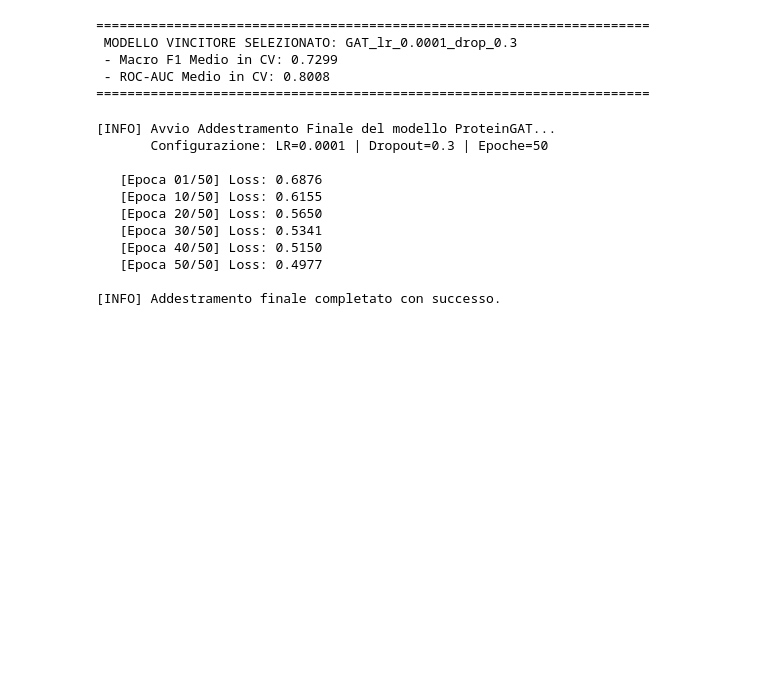
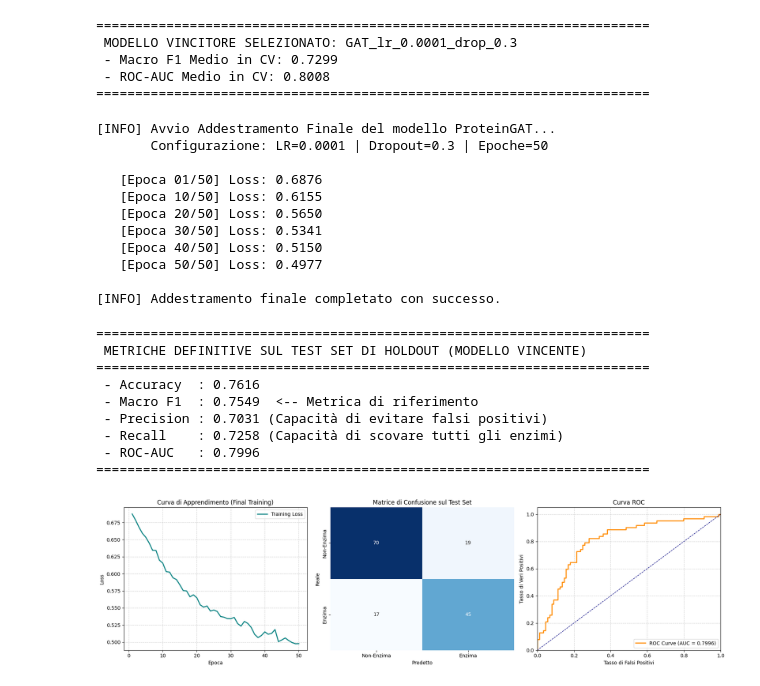
Before and after one commit to RuudGaled/protein-classification-comparison, a Jupyter notebook: notebooks/model_comparison.ipynb, the cells around one changed output. Saved outputs shown, nothing was run; the diff lists cells and outputs as text; code cells hidden in the pictures; blank space fills up the shorter version.

Commit message:
feat: add final test set evaluation pipeline

```diff
--- a/notebooks/model_comparison.ipynb
+++ b/notebooks/model_comparison.ipynb
@@ -203,3 +210,75 @@ final_model, history_loss, final_mean, final_std = tr.train_final_model(
    [Epoca 50/50] Loss: 0.4977
 
 [INFO] Addestramento finale completato con successo.
+# %%
+# =======================================================================
+# FASE 3: VALUTAZIONE SUL TEST SET DI HOLDOUT
+# =======================================================================
+# 1. Prepariamo il test set usando la funzione centralizzata (Zero Data Leakage)
+test_dataset_normalized = dl.apply_z_score(test_dataset, final_mean, final_std, excluded_features=excluded_indexes)
+test_loader = DataLoader(test_dataset_normalized, batch_size=cfg.DEFAULT_BATCH_SIZE, shuffle=False, drop_last=False)
+
+# 2. Invocchiamo la nuova funzione di valutazione centralizzata
+y_test_true, y_test_pred, y_test_score = tr.evaluate_model(final_model, test_loader)
+
+# 3. Calcolo delle Metriche Definitive
+acc = accuracy_score(y_test_true, y_test_pred)
+f1_macro = f1_score(y_test_true, y_test_pred, average="macro")
+precision = precision_score(y_test_true, y_test_pred, zero_division=0)
+recall = recall_score(y_test_true, y_test_pred)
+auc_roc = roc_auc_score(y_test_true, y_test_score)
+
+print("=======================================================================")
+print(" METRICHE DEFINITIVE SUL TEST SET DI HOLDOUT (MODELLO VINCENTE) ")
+print("=======================================================================")
+print(f" - Accuracy  : {acc:.4f}")
+print(f" - Macro F1  : {f1_macro:.4f}  <-- Metrica di riferimento")
+print(f" - Precision : {precision:.4f} (Capacità di evitare falsi positivi)")
+print(f" - Recall    : {recall:.4f} (Capacità di scovare tutti gli enzimi)")
+print(f" - ROC-AUC   : {auc_roc:.4f}")
+print("=======================================================================\n")
+
+# 4. PLOT DEI GRAFICI (Rimane nel notebook per visualizzazione immediata)
+fig, ax = plt.subplots(1, 3, figsize=(18, 5))
+
+# Grafico A: Curva di Loss
+ax[0].plot(range(1, len(history_loss) + 1), history_loss, label='Training Loss', color='teal', linewidth=2)
+ax[0].set_title('Curva di Apprendimento (Final Training)')
+ax[0].set_xlabel('Epoca')
+ax[0].set_ylabel('Loss')
+ax[0].grid(True, linestyle='--', alpha=0.6)
+ax[0].legend()
+
+# Grafico B: Matrice di Confusione
+cm = confusion_matrix(y_test_true, y_test_pred)
+sns.heatmap(cm, annot=True, fmt='d', cmap='Blues', ax=ax[1], cbar=False,
+            xticklabels=['Non-Enzima', 'Enzima'], yticklabels=['Non-Enzima', 'Enzima'])
+ax[1].set_title('Matrice di Confusione sul Test Set')
+ax[1].set_xlabel('Predetto')
+ax[1].set_ylabel('Reale')
+
+# Grafico C: Curva ROC
+fpr, tpr, _ = roc_curve(y_test_true, y_test_score)
+ax[2].plot(fpr, tpr, color='darkorange', lw=2, label=f'ROC Curve (AUC = {auc_roc:.4f})')
+ax[2].plot([0, 1], [0, 1], color='navy', lw=1, linestyle='--')
+ax[2].set_xlim([0.0, 1.0])
+ax[2].set_ylim([0.0, 1.05])
+ax[2].set_title('Curva ROC')
+ax[2].set_xlabel('Tasso di Falsi Positivi')
+ax[2].set_ylabel('Tasso di Veri Positivi')
+ax[2].grid(True, linestyle='--', alpha=0.6)
+ax[2].legend(loc="lower right")
+
+plt.tight_layout()
+plt.show()
+# %% [output]
+=======================================================================
+ METRICHE DEFINITIVE SUL TEST SET DI HOLDOUT (MODELLO VINCENTE)
+=======================================================================
+ - Accuracy  : 0.7616
+ - Macro F1  : 0.7549  <-- Metrica di riferimento
+ - Precision : 0.7031 (Capacità di evitare falsi positivi)
+ - Recall    : 0.7258 (Capacità di scovare tutti gli enzimi)
+ - ROC-AUC   : 0.7996
+=======================================================================
+[figure, added]
```
Also changed, not shown: parts of 1 cell of this notebook, 2 other files.
